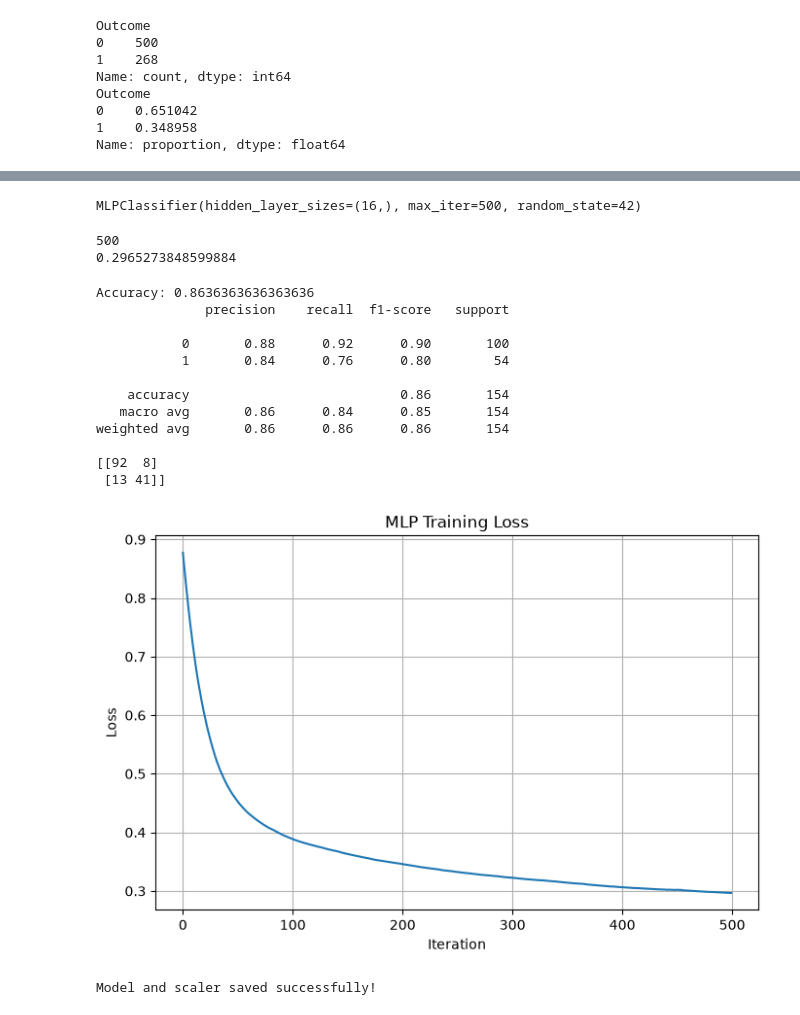
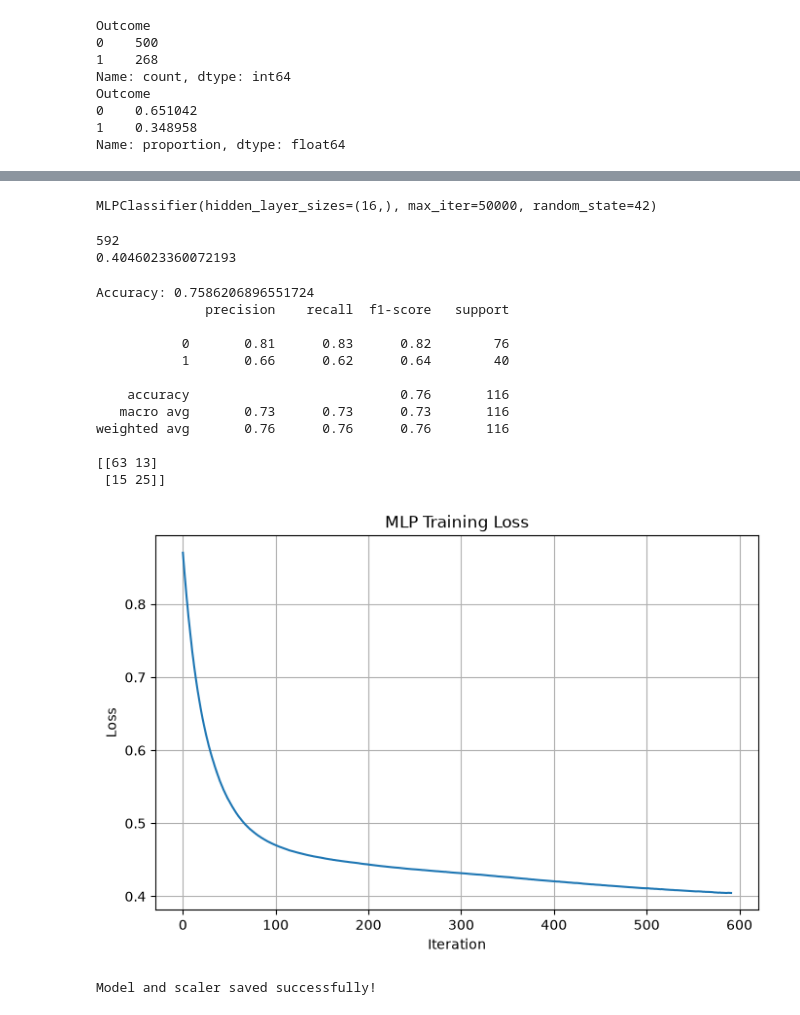
Before and after one commit to Sakshamxx/MLP-Diabetes_Detection, a Jupyter notebook: Model/MLP.ipynb, the cells around one changed output, grey strips where cells are left out. Cells and saved outputs as stored; diff of their text form; code cells hidden in the pictures.

```diff
--- a/Model/MLP.ipynb
+++ b/Model/MLP.ipynb
@@ -5,7 +5,7 @@ import seaborn as sns
 import matplotlib.pyplot as plt
 from sklearn.neural_network import MLPClassifier
 # %%
-df = pd.read_csv("/Users/sakshamchauhan/Downloads/Github/Data_Science/Deep_Learning/Lec-55/diabetes.csv")
+df = pd.read_csv("/Users/sakshamchauhan/Desktop/MLP-Diabetes_Detection/diabetes.csv")
 df.head(5)
 # %% [output]
 |  | Pregnancies | Glucose | BloodPressure | SkinThickness | Insulin | BMI | DiabetesPedigreeFunction | Age | ... |
@@ -90,7 +90,7 @@ Name: proportion, dtype: float64
 # %%
 from sklearn.model_selection import train_test_split
 
-X_train, X_test, y_train, y_test = train_test_split(X, y, test_size= 0.2, random_state= 42, stratify= y)
+X_train, X_test, y_train, y_test = train_test_split(X, y, test_size= 0.15, random_state= 42, stratify= y)
 # %%
 from sklearn.preprocessing import StandardScaler
 
@@ -113,19 +113,19 @@ model = MLPClassifier(
     hidden_layer_sizes=(16, ),
     activation= 'relu',
     solver="adam",
-    max_iter= 500,
+    max_iter= 50000,
     random_state= 42
 )
 # %%
 model.fit(X_train, y_train)
 # %% [output]
-MLPClassifier(hidden_layer_sizes=(16,), max_iter=500, random_state=42)
+MLPClassifier(hidden_layer_sizes=(16,), max_iter=50000, random_state=42)
 # %%
 print(model.n_iter_)
 print(model.loss_)
 # %% [output]
-500
-0.2965273848599884
+592
+0.4046023360072193
 # %%
 y_pred = model.predict(X_test)
 # %%
@@ -140,34 +140,31 @@ print("Accuracy:", accuracy)
 print(classification_report(y_test, y_pred))
 print(cm)
 # %% [output]
-Accuracy: 0.8636363636363636
+Accuracy: 0.7586206896551724
               precision    recall  f1-score   support
 
-           0       0.88      0.92      0.90       100
-           1       0.84      0.76      0.80        54
+           0       0.81      0.83      0.82        76
+           1       0.66      0.62      0.64        40
 
-    accuracy                           0.86       154
-   macro avg       0.86      0.84      0.85       154
-weighted avg       0.86      0.86      0.86       154
+    accuracy                           0.76       116
+   macro avg       0.73      0.73      0.73       116
+weighted avg       0.76      0.76      0.76       116
 
-[[92  8]
- [13 41]]
+[[63 13]
+ [15 25]]
 # %%
 plt.figure(figsize=(8, 5))
 
-plt.plot(model.
-
-
-         loss_curve_)
+plt.plot(model.loss_curve_)
 
 plt.xlabel("Iteration")
 plt.ylabel("Loss")
 plt.title("MLP Training Loss")
 plt.grid()
 
 plt.show()
 # %% [output]
-[figure, old version]
+[figure, new version]
 # %%
 import pickle
 
```
Also changed, not shown: parts of 4 cells of this notebook, 3 other files.
